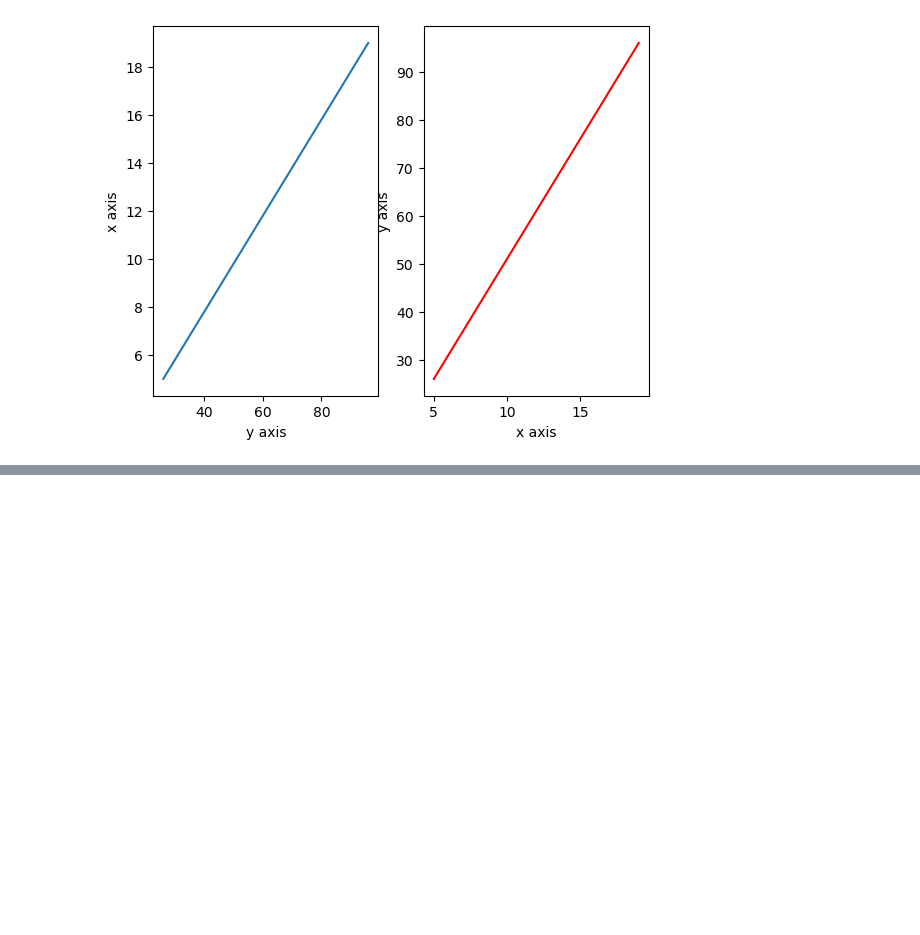
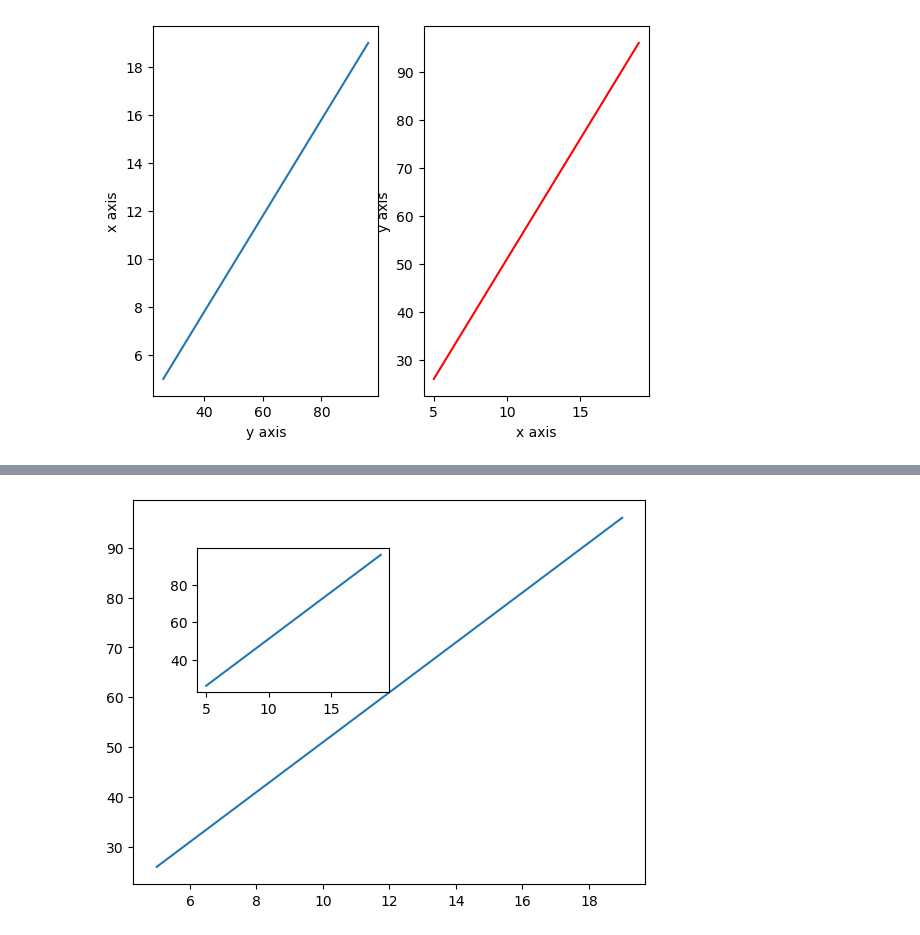
Before and after one commit to mdnaim2004/NOTE_ARCHIVE, a Jupyter notebook: matplotlib/intro_matplotlib.ipynb, the cells around one changed output, grey strips where cells are left out. Cells and saved outputs as stored; diff of their text form; code cells hidden in the pictures; blank space fills up the shorter version.

```diff
--- a/matplotlib/intro_matplotlib.ipynb
+++ b/matplotlib/intro_matplotlib.ipynb
@@ -37,0 +67,5 @@ plt.show()
+# %%
+axes2.set_position([.2, .5, .3, .3])
+fig
+# %% [output]
+[figure, added]
```
Also changed, not shown: parts of 4 cells of this notebook.
